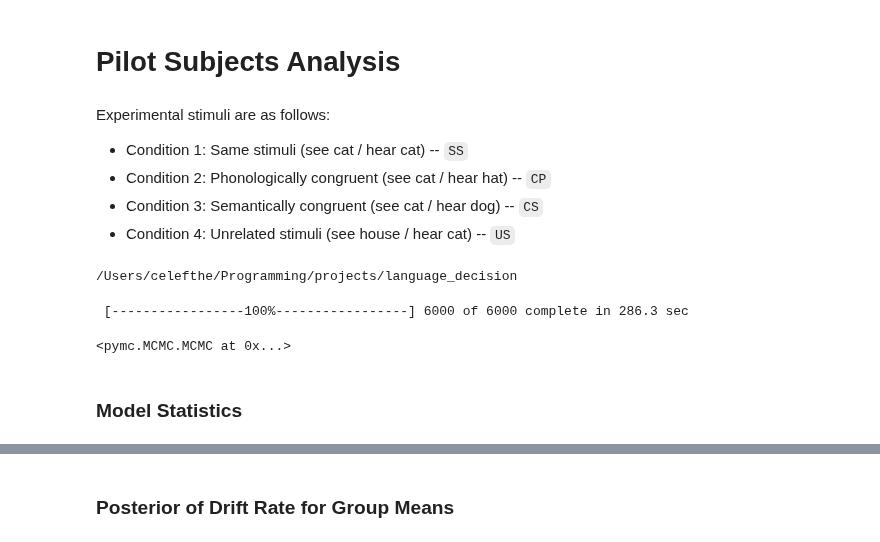
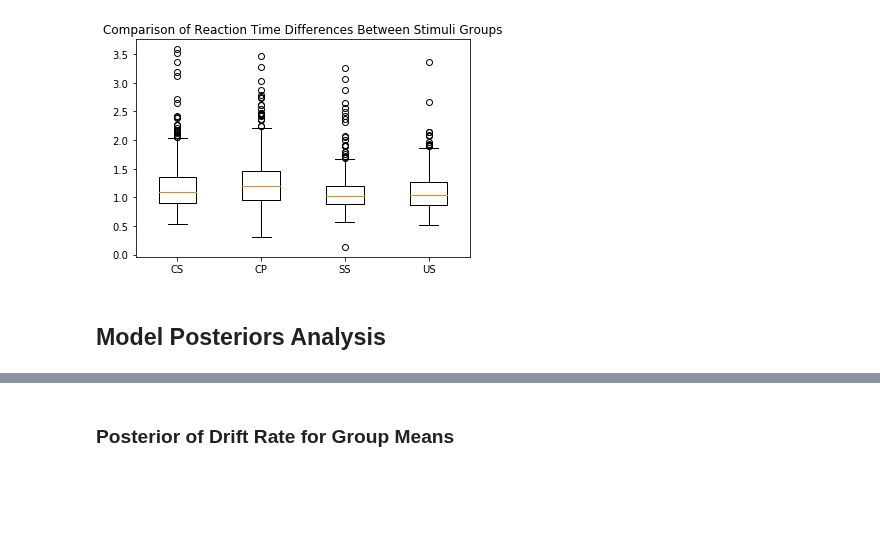
Before and after one commit to CPernet/LanguageDecision, a Jupyter notebook: language_decision/pilot-subjects-analysis.ipynb, the cells around one changed output, grey strips where cells are left out. Saved outputs shown, nothing was run; the diff lists cells and outputs as text; code cells hidden in the pictures; blank space fills up the shorter version.

Commit message:
add stats and plots to pilot subjects analysis

```diff
--- a/language_decision/pilot-subjects-analysis.ipynb
+++ b/language_decision/pilot-subjects-analysis.ipynb
@@ -1,29 +70,14 @@
+# %%
+us = pilot_subjects.loc[pilot_subjects['stim'] == 'US']
+ss = pilot_subjects.loc[pilot_subjects['stim'] == 'SS']
+cp = pilot_subjects.loc[pilot_subjects['stim'] == 'CP']
+cs = pilot_subjects.loc[pilot_subjects['stim'] == 'CS']
+
+plt.boxplot([.rt.values, cp.rt.values, ss.rt.values, us.rt.values],
+            labels=('CS', 'CP', 'SS', 'US'),)
+plt.title('Comparison of Reaction Time Differences Between Stimuli Groups')
+plt.show()
+# %% [output]
+[figure, added]
 # %% [markdown]
-# Pilot Subjects Analysis
+## Model Posteriors Analysis
-# %% [markdown]
-Experimental stimuli are as follows:
-- Condition 1: Same stimuli (see cat / hear cat) -- `SS`
-- Condition 2: Phonologically congruent (see cat / hear hat) -- `CP`
-- Condition 3: Semantically congruent (see cat / hear dog) -- `CS`
-- Condition 4: Unrelated stimuli (see house / hear cat)  -- `US`
-# %%
-"""
-Environment setup
-"""
-%matplotlib inline
-%cd ~/Programming/projects/language_decision/
-import warnings; warnings.filterwarnings('ignore')
-import hddm
-# %% [output]
-/Users/celefthe/Programming/projects/language_decision
-# %%
-pilot_subjects = hddm.load_csv('data/pilot_clean.csv')
-
-model = hddm.HDDM(pilot_subjects, depends_on={'v': 'stim'})
-model.find_starting_values()
-model.sample(6000, burn=20)
-# %% [output]
- [-----------------100%-----------------] 6000 of 6000 complete in 286.3 sec
-<pymc.MCMC.MCMC at 0x...>
-# %% [markdown]
-### Model Statistics
```
Also changed, not shown: parts of 16 cells of this notebook, 2 other files.
